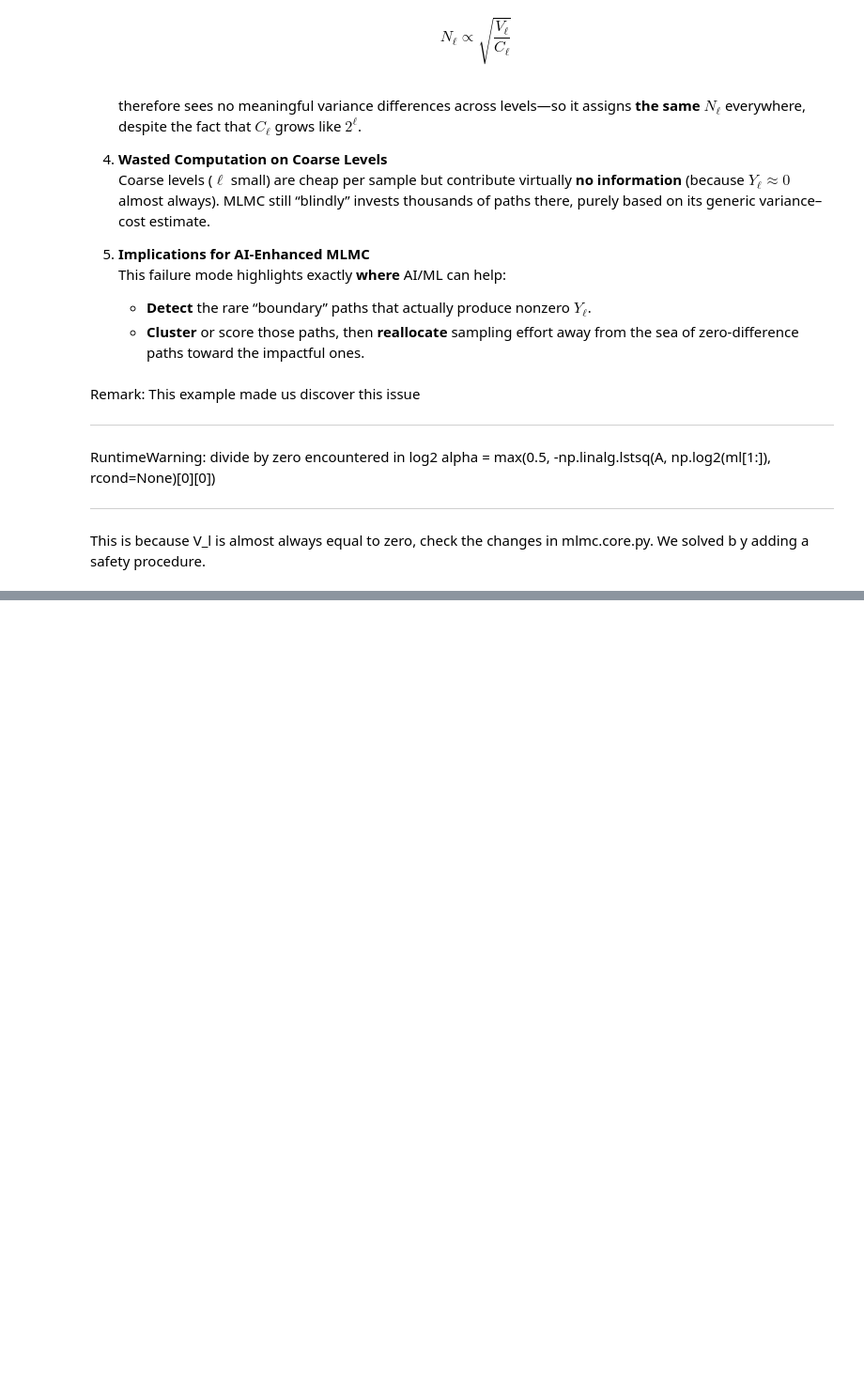
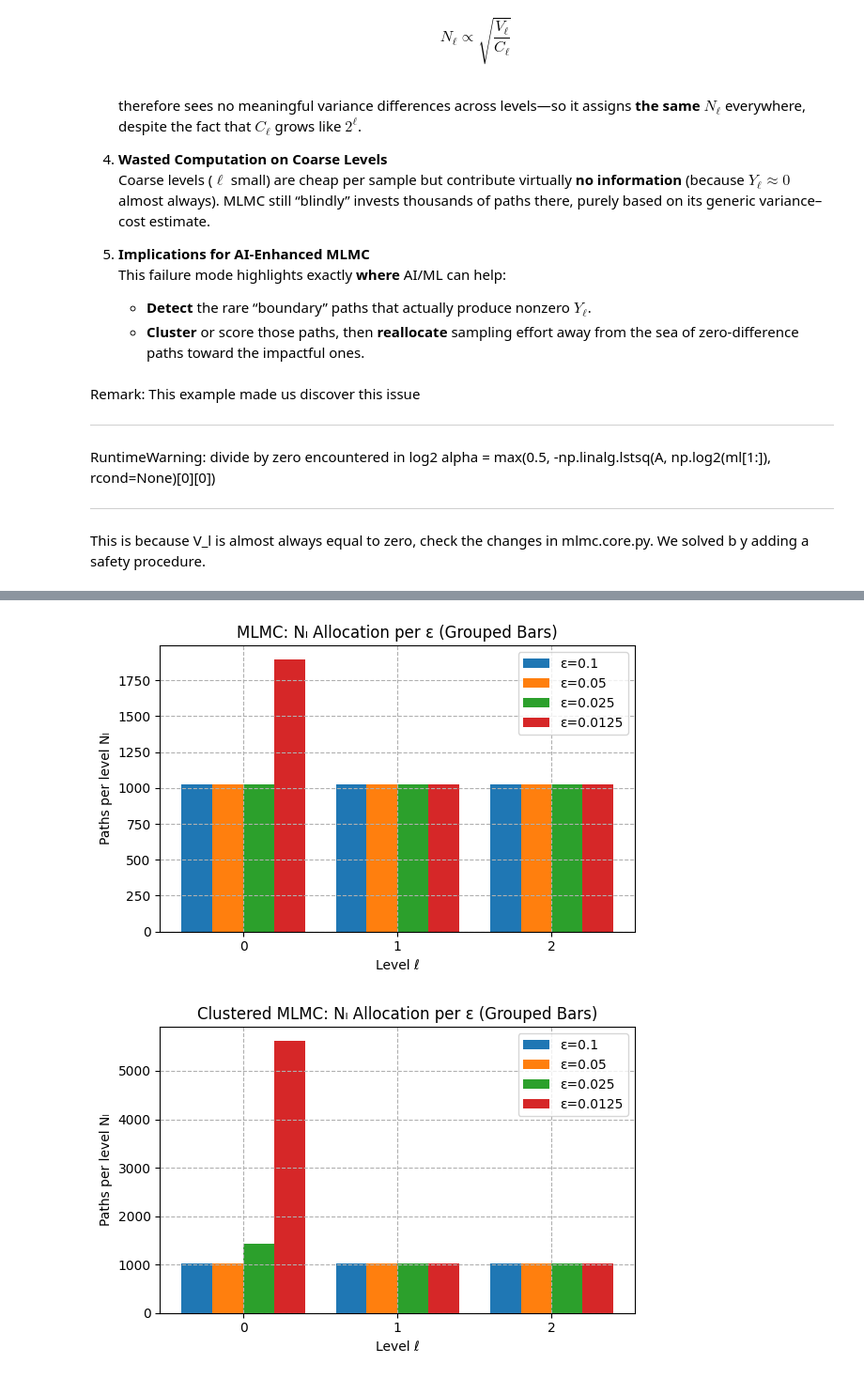
Before and after one commit to AlaaBouattour/Multilevel-Monte-Carlo, a Jupyter notebook: examples/mlmc_blind_sampling_problem.ipynb, the cells around one changed output, grey strips where cells are left out. Shown at 94% size. Drawn from its saved outputs; the diff is of its cells as text; code cells hidden in the pictures; blank space fills up the shorter version.

Commit message:
C-MLMC

```diff
--- a/examples/mlmc_blind_sampling_problem.ipynb
+++ b/examples/mlmc_blind_sampling_problem.ipynb
@@ -135,0 +226,39 @@ Level 2: mean(Y_2) = 0.000e+00, var(Y_2) = 0.000e+00
+# %%
+# Block 3a — Grouped bar chart of MLMC allocations across ε
+levels = np.arange(max(len(rec["Nl_ml"]) for rec in records))
+bar_width = 0.8 / len(records)
+
+fig, ax = plt.subplots(figsize=(6, 4))
+for i, rec in enumerate(records):
+    Nl_ml = rec["Nl_ml"]
+    ax.bar(levels + i*bar_width, Nl_ml, width=bar_width, label=f"ε={rec['epsilon']}")
+ax.set_xticks(levels + bar_width*(len(records)-1)/2)
+ax.set_xticklabels(levels)
+ax.set_xlabel("Level ℓ")
+ax.set_ylabel("Paths per level Nₗ")
+ax.set_title("MLMC: Nₗ Allocation per ε (Grouped Bars)")
+ax.legend()
+ax.grid(True, which="both", ls="--")
+plt.tight_layout()
+plt.show()
+
+# Block 3b — Grouped bar chart of Clustered‐MLMC allocations across ε
+levels = np.arange(max(len(rec["Nl_cl"]) for rec in records))
+bar_width = 0.8 / len(records)
+
+fig, ax = plt.subplots(figsize=(6, 4))
+for i, rec in enumerate(records):
+    Nl_cl = rec["Nl_cl"]
+    ax.bar(levels + i*bar_width, Nl_cl, width=bar_width, label=f"ε={rec['epsilon']}")
+ax.set_xticks(levels + bar_width*(len(records)-1)/2)
+ax.set_xticklabels(levels)
+ax.set_xlabel("Level ℓ")
+ax.set_ylabel("Paths per level Nₗ")
+ax.set_title("Clustered MLMC: Nₗ Allocation per ε (Grouped Bars)")
+ax.legend()
+ax.grid(True, which="both", ls="--")
+plt.tight_layout()
+plt.show()
+# %% [output]
+[figure, added]
+[figure, added]
```
Also changed, not shown: parts of 7 cells of this notebook, 3 other files.
